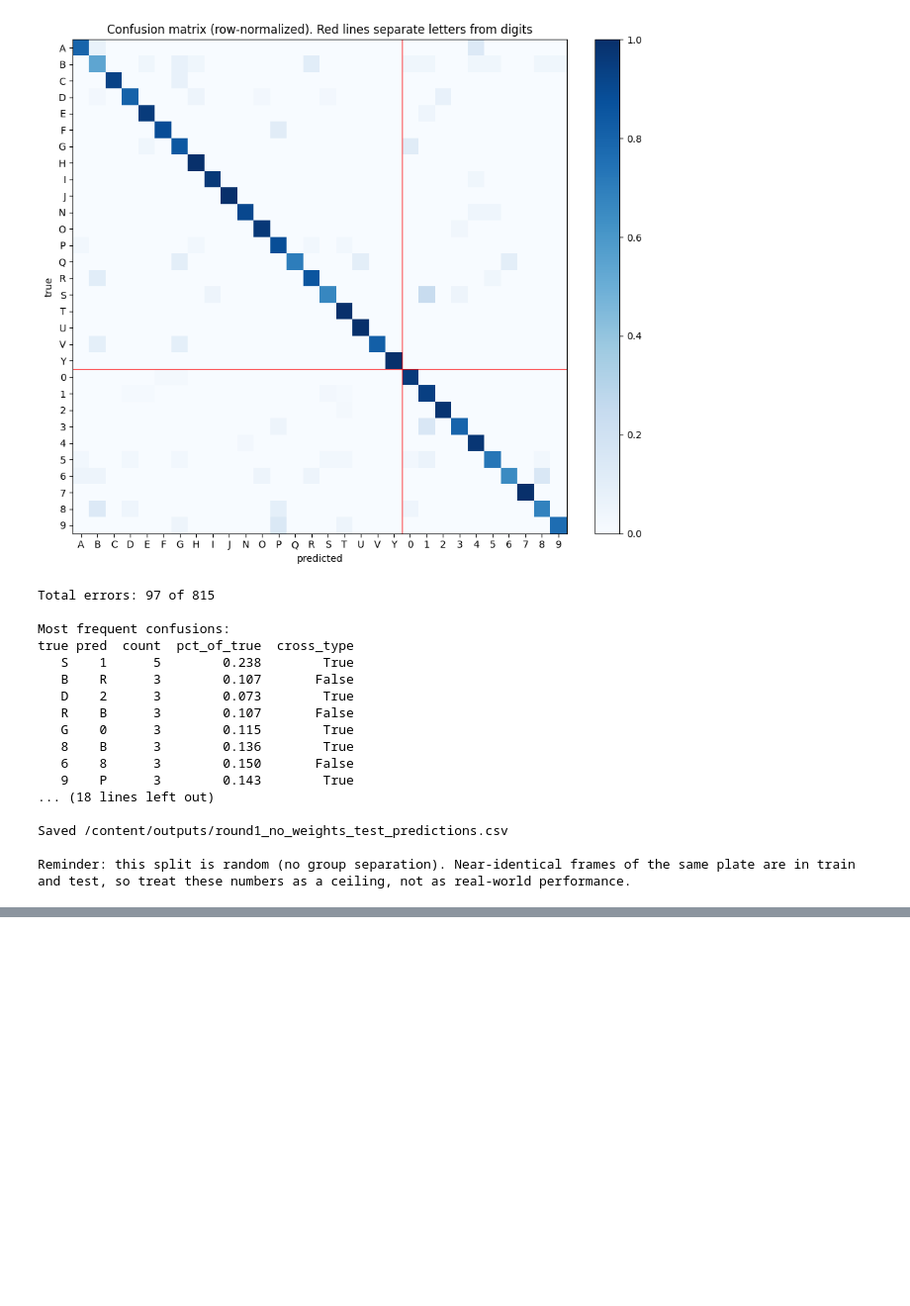
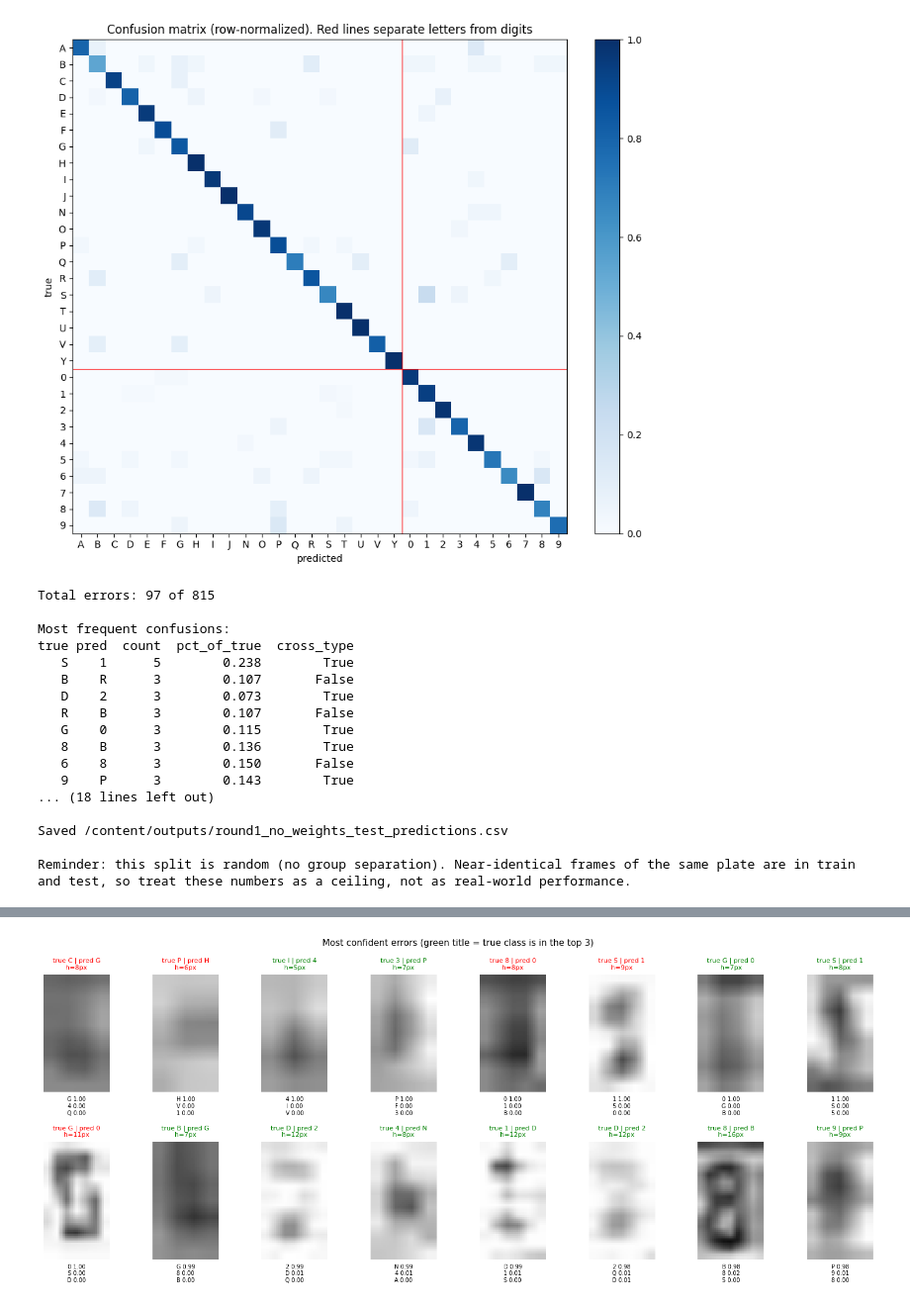
Before and after one commit to leandroxxxxx/lowres-plate-char-classification, a Jupyter notebook: lowres-plate-char-classification.ipynb, the cells around one changed output, grey strips where cells are left out. Shown at 99% size. Saved outputs shown, nothing was run; the diff lists cells and outputs as text; code cells hidden in the pictures; blank space fills up the shorter version.

```diff
--- a/lowres-plate-char-classification.ipynb
+++ b/lowres-plate-char-classification.ipynb
@@ -1599,0 +1727,94 @@ Reminder: this split is random (no group separation). Near-identical frames of t
+# %%
+# Uses test_df, TEST_PROBS (Cell 14) and IMAGES (Cell 8). test_df rows follow idx_test, so test row k
+# is the image IMAGES[idx_test[k]] and its probabilities are TEST_PROBS[k].
+errors = test_df[~test_df["correct"]].copy()  # only the wrong predictions (the index keeps the test row position)
+print(f"Errors: {len(errors)} of {len(test_df)} test samples")  # headline
+
+# ---------------------------------------------------------------
+# 1) Most confused pairs (direction merged: R->P and P->R count as the same pair "P / R")
+# ---------------------------------------------------------------
+if len(errors):  # nothing to analyze without errors
+    errors["pair"] = [" / ".join(sorted((t, p))) for t, p in zip(errors["label"], errors["pred_label"])]  # unordered pair
+    errors["direction"] = errors["label"] + "->" + errors["pred_label"]  # keeps the direction too
+
+    pair_tbl = errors.groupby("pair").agg(  # one row per confused pair
+        count=("pair", "size"),  # how many errors involve this pair
+        mean_orig_h=("orig_h", "mean"),  # how degraded those crops were on average
+        mean_conf=("conf", "mean"),  # how sure the model was when wrong
+    ).sort_values("count", ascending=False)  # most frequent first
+    pair_tbl["directions"] = errors.groupby("pair")["direction"].agg(  # e.g. "R->P:3, P->R:1"
+        lambda s: ", ".join(f"{k}:{v}" for k, v in s.value_counts().items())
+    )
+    pair_tbl["cross_type"] = [a.isalpha() != b.isalpha() for a, b in (p.split(" / ") for p in pair_tbl.index)]  # letter<->digit?
+
+    print("\nMost confused pairs (direction merged):")  # section title
+    print(pair_tbl.head(15).round({"mean_orig_h": 1, "mean_conf": 3}).to_string())  # top 15 pairs
+
+# ---------------------------------------------------------------
+# 2) The ambiguities we expected, and how often they really happen
+# ---------------------------------------------------------------
+# A pair can look unconfused simply because it has few test samples, so we show the rate:
+# (errors in both directions) / (test samples of both classes).
+EXPECTED_PAIRS = [("R", "P"), ("D", "O"), ("D", "Q"), ("O", "Q"), ("C", "G"), ("E", "F"),
+                  ("3", "8"), ("5", "6"), ("1", "7"), ("B", "8"), ("I", "1"), ("O", "0"), ("S", "5")]  # from the project spec
+rows = []  # one dict per expected pair
+for a, b in EXPECTED_PAIRS:  # each pair
+    if a not in ACTIVE_CLASSES or b not in ACTIVE_CLASSES:  # skip pairs with an inactive class
+        continue  # nothing to measure
+    n_a = int((test_df["label"] == a).sum())  # test samples whose true class is a
+    n_b = int((test_df["label"] == b).sum())  # test samples whose true class is b
+    a_to_b = int(((test_df["label"] == a) & (test_df["pred_label"] == b)).sum())  # a predicted as b
+    b_to_a = int(((test_df["label"] == b) & (test_df["pred_label"] == a)).sum())  # b predicted as a
+    rows.append({"pair": f"{a}/{b}", "n_a": n_a, "n_b": n_b, f"a->b": a_to_b, "b->a": b_to_a,
+                 "rate": (a_to_b + b_to_a) / max(n_a + n_b, 1)})  # share of those samples that got swapped
+exp_tbl = pd.DataFrame(rows).sort_values("rate", ascending=False)  # most swapped first
+print("\nExpected ambiguous pairs (rate = swapped samples / test samples of both classes):")  # section title
+print(exp_tbl.round({"rate": 3}).to_string(index=False))  # table
+
+# ---------------------------------------------------------------
+# 3) Are the errors confident? Are they in degraded crops?
+# ---------------------------------------------------------------
+if len(errors):  # needs errors
+    ok = test_df[test_df["correct"]]  # the correct predictions, for comparison
+    print(f"\nMean confidence: correct {ok['conf'].mean():.3f} | errors {errors['conf'].mean():.3f}")  # gap = how informative confidence is
+    print(f"Errors made with confidence > 0.9: {int((errors['conf'] > 0.9).sum())} of {len(errors)}")  # overconfident mistakes
+    print(f"Median orig_h: correct {ok['orig_h'].median():.0f}px | errors {errors['orig_h'].median():.0f}px")  # errors in smaller crops?
+
+# ---------------------------------------------------------------
+# 4) Error grids: image, true label, prediction and the 3 most probable classes
+# ---------------------------------------------------------------
+def plot_error_grid(rows_df, title, ncols=8):
+    """Show each row of rows_df as an image with true/pred in the title and top-3 probabilities below."""
+    n = len(rows_df)  # how many images to draw
+    nrows = int(np.ceil(n / ncols))  # rows needed
+    fig, axes = plt.subplots(nrows, ncols, figsize=(ncols * 1.9, nrows * 3.1), squeeze=False)  # grid of axes
+    for ax in axes.ravel():  # start with everything hidden (also hides unused cells)
+        ax.axis("off")
+    for ax, (k, r) in zip(axes.ravel(), rows_df.iterrows()):  # k = test row position
+        ax.imshow(IMAGES[idx_test[k]], cmap="gray", vmin=0, vmax=255)  # the image, with the true gray levels
+        top = np.argsort(-TEST_PROBS[k])[:3]  # the three most probable classes
+        probs_txt = "\n".join(f"{IDX_TO_CLASS[c]} {TEST_PROBS[k][c]:.2f}" for c in top)  # "R 0.62" per line
+        color = "green" if r["top3_ok"] else "red"  # green = the true class is still in the top 3
+        ax.set_title(f"true {r['label']} | pred {r['pred_label']}\nh={int(r['orig_h'])}px", fontsize=8, color=color)  # header
+        ax.text(0.5, -0.04, probs_txt, transform=ax.transAxes, ha="center", va="top", fontsize=7)  # top-3 below the image
+    fig.suptitle(title, fontsize=11)  # title of the whole grid
+    plt.tight_layout()  # avoid overlapping
+    plt.show()  # draw it
+
+
+N_SHOW = 16  # images per grid
+if len(errors):  # grids need errors
+    # (a) The errors the model was most sure about: these are the most informative ones.
+    most_conf = errors.sort_values("conf", ascending=False).head(N_SHOW)  # highest confidence first
+    plot_error_grid(most_conf, "Most confident errors (green title = true class is in the top 3)")  # draw
+
+    # (b) Errors in the LEAST degraded crops: if the image is clear and the model is wrong, suspect a
+    # labeling mistake (wrong plate text typed by the operator) before blaming the model.
+    clearest = errors.sort_values("orig_h", ascending=False).head(N_SHOW)  # biggest crops first
+    plot_error_grid(clearest, "Errors in the least degraded crops (check these labels by eye)")  # draw
+
+    # (c) A random sample: the unbiased picture of what typical errors look like.
+    rng = np.random.default_rng(SEED)  # seeded, so the sample is reproducible
+    pick = rng.choice(errors.index.to_numpy(), size=min(N_SHOW, len(errors)), replace=False)  # random error rows
+    plot_error_grid(errors.loc[pick], "Random sample of errors")  # draw
+# %% [output]
@@ -1599,0 +1838 @@ Reminder: this split is random (no group separation). Near-identical frames of t
+[figure, added]
```
Also changed, not shown: parts of 6 cells of this notebook.
